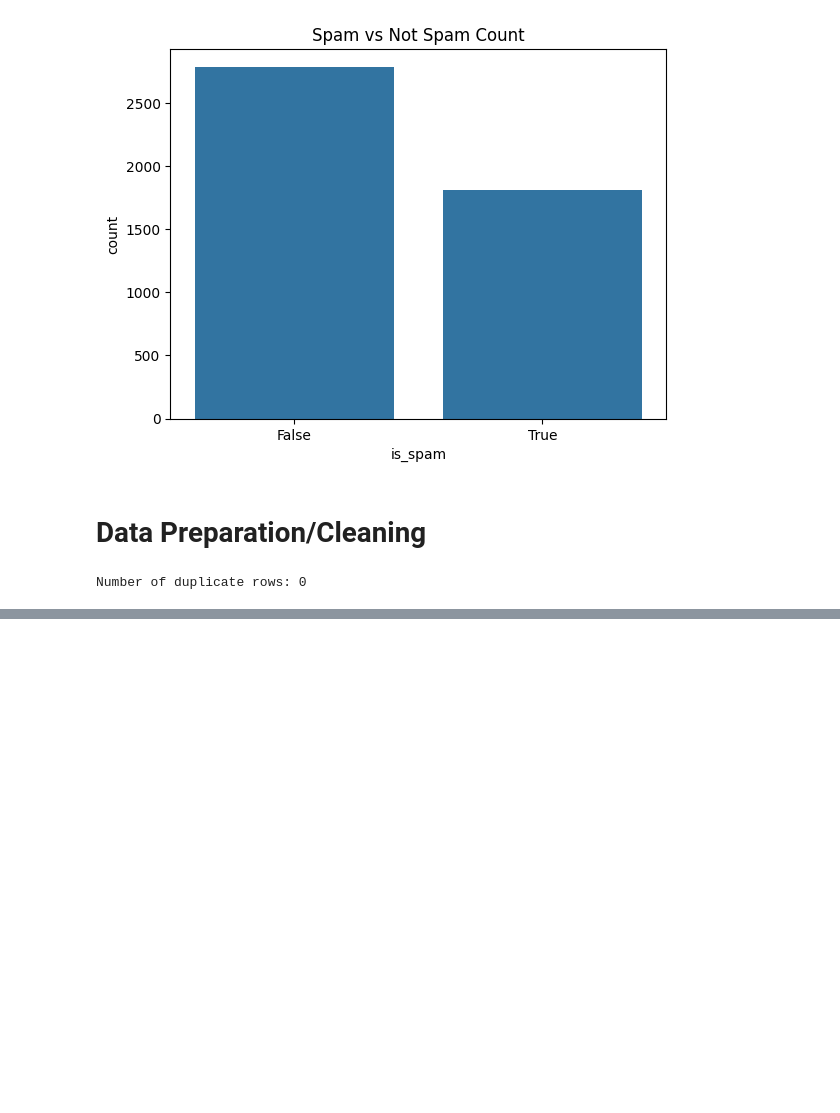
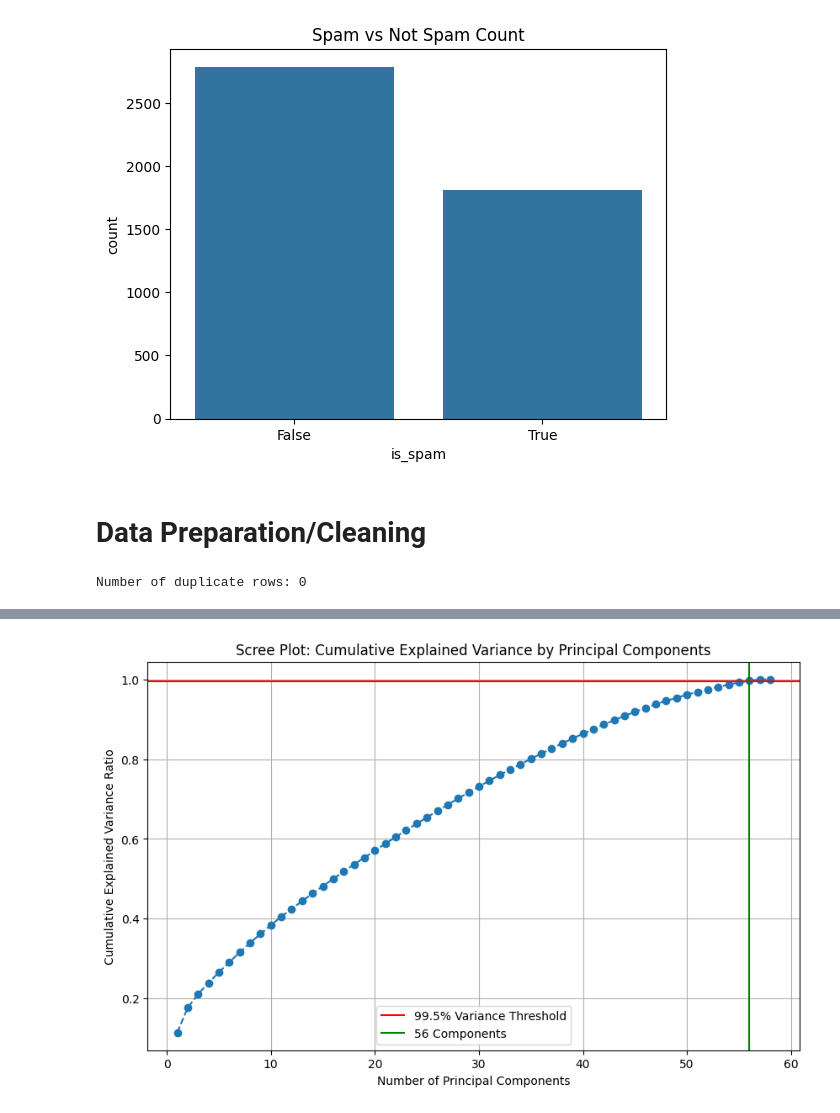
Before and after one commit to olgascode1/Data_Exploration_CA2, a Jupyter notebook: L7 Data Exploration CA2v4.ipynb, the cells around one changed output, grey strips where cells are left out. Saved outputs shown, nothing was run; the diff lists cells and outputs as text; code cells hidden in the pictures; blank space fills up the shorter version.

```diff
--- a/L7 Data Exploration CA2v4.ipynb
+++ b/L7 Data Exploration CA2v4.ipynb
@@ -128,0 +198,13 @@ KeyError: '[0] not found in axis'
+# %%
+plt.figure(figsize=(10, 6))
+plt.plot(range(1, len(cumulative_variance) + 1), cumulative_variance, marker='o', linestyle='--')
+plt.axhline(y=variance_threshold, color='r', linestyle='-', label=f'{variance_threshold*100}% Variance Threshold')
+plt.axvline(x=n_components, color='g', linestyle='-', label=f'{n_components} Components')
+plt.title('Scree Plot: Cumulative Explained Variance by Principal Components')
+plt.xlabel('Number of Principal Components')
+plt.ylabel('Cumulative Explained Variance Ratio')
+plt.grid(True)
+plt.legend()
+plt.show()
+# %% [output]
+[figure, added]
```
Also changed, not shown: parts of 15 cells of this notebook.
